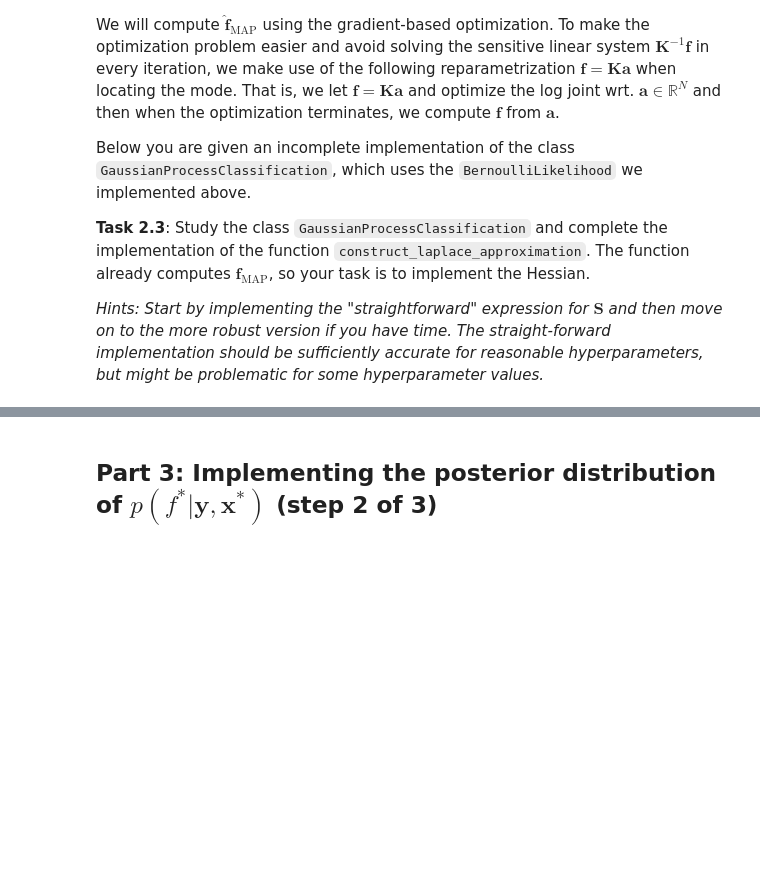
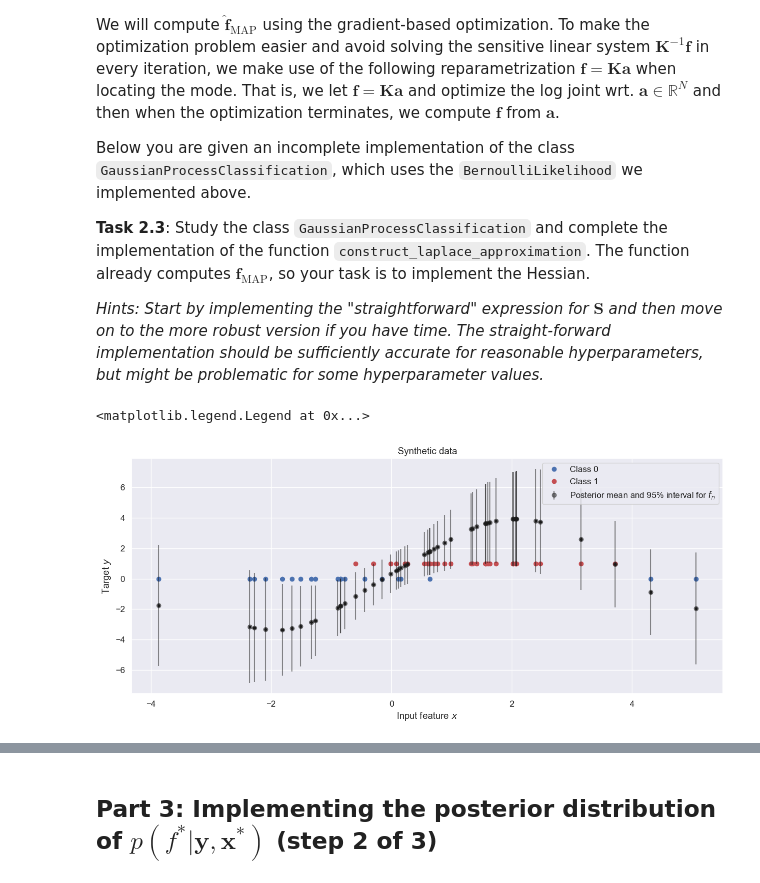
Before and after one commit to tzikos/Bayesian-ML-coursework, a Jupyter notebook: Week6/ex6_handout.ipynb, the cells around one changed output, grey strips where cells are left out. Saved outputs shown, nothing was run; the diff lists cells and outputs as text; code cells hidden in the pictures; blank space fills up the shorter version.

```diff
--- a/Week6/ex6_handout.ipynb
+++ b/Week6/ex6_handout.ipynb
@@ -206,6 +234,7 @@ class BernoulliLikelihood(object):
         ##############################################
         # Your solution goes here
         ##############################################
+        ll = jnp.sum(self.y * jnp.log(sigmoid(f)) + (1 - self.y) * jnp.log(1 - sigmoid(f)))
         ##############################################
         # End of solution
         ##############################################
@@ -227,6 +256,7 @@ class BernoulliLikelihood(object):
         ##############################################
         # Your solution goes here
         ##############################################
+        g = self.y - sigmoid(f)
         ##############################################
         # End of solution
         ##############################################
@@ -247,6 +277,7 @@ class BernoulliLikelihood(object):
         ##############################################
         # Your solution goes here
         ##############################################
+        Lambda = -jnp.diag(sigmoid(f) * (1 - sigmoid(f)))
         ##############################################
         # End of solution
         ##############################################
@@ -358,7 +389,9 @@ class GaussianProcessClassification(object):
         self.m = self.compute_f_MAP()
 
         # Compute Hessian
-        self.S = <insert code here>
+        Lambda = - self.likelihood.hessian(self.m)
+        Beta = jnp.eye(self.N) + jnp.sqrt(Lambda)@self.K@jnp.sqrt(Lambda)
+        self.S = self.K - self.K@jnp.sqrt(Lambda)@jnp.linalg.inv(Beta)@jnp.sqrt(Lambda)@self.K
 
     def predict_f(self, Xstar):
         """ returns the posterior distribution of f^* evaluated at each of the points in x^* conditioned on (X, y)
@@ -373,6 +406,10 @@ class GaussianProcessClassification(object):
         ##############################################
         # Your solution goes here
         ##############################################
+        K_star = self.kernel.construct_kernel(self.X, Xstar, self.hyperparameters)
+        K_star_star = self.kernel.construct_kernel(Xstar, Xstar, self.hyperparameters, self.jitter)
+        mu = K_star.T @ self.a
+        Sigma = K_star_star - K_star.T @ jnp.linalg.solve(self.K + self.S, K_star)
         ##############################################
         # End of solution
         ##############################################
@@ -395,6 +432,9 @@ class GaussianProcessClassification(object):
         ##############################################
         # Your solution goes here
         ##############################################
+        # p = Probit approximation to the posterior predictive distribution p(y^*|y, x^*) = Probit(mu_f*/sqrt(8/pi+Sigma_f*^2))
+        mu_f_star, Sigma_f_star = self.predict_f(Xstar)
+        p = probit(mu_f_star / jnp.sqrt(1 + (jnp.pi/8) * jnp.diag(Sigma_f_star)))
         ##############################################
         # End of solution
         ##############################################
@@ -403,33 +443,36 @@ class GaussianProcessClassification(object):
         assert (p.shape == (len(Xstar),)), f"Expected shape for p is ({len(Xstar)}), but the actual shape was {p.shape}. Please check implementation"
         return p
 
     def posterior_samples(self, Xstar, num_samples):
         """
             generate samples from the posterior p(f^*|y, x^*) for each of the inputs in Xstar
 
             Arguments:
                 Xstar            -- PxD prediction points
 
             returns:
                 f_samples        -- numpy array of (P, num_samples) containing num_samples for each of the P inputs in Xstar
         """
         mu, Sigma = self.predict_f(Xstar)
         f_samples = generate_samples(mu.ravel(), Sigma, num_samples)
 
         assert (f_samples.shape == (len(Xstar), num_samples)), f"The shape of the posterior mu seems wrong. Expected ({len(Xstar)}, {num_samples}), but actual shape was {f_samples.shape}. Please check implementation"
         return f_samples
 
 # prep kernel, likelihood and Gaussian process
 hyper = Hyperparameters(kappa=3.0, lengthscale=1.0)
 kernel = StationaryIsotropicKernel(squared_exponential)
 likelihood = BernoulliLikelihood
 gpc = GaussianProcessClassification(X, y, likelihood, kernel, hyper)
 
 # plot data and visualize posterior
 fig, ax = plt.subplots(1, 1, figsize=(15, 6))
 plot_data(ax, X, y)
 ax.plot(X, gpc.m, 'k.')
 ax.errorbar(X, gpc.m, yerr=1.96*jnp.sqrt(jnp.diag(gpc.S)), fmt='ko', label='Posterior mean and 95% interval for $f_n$', alpha=0.5)
-ax.legend();
+ax.legend()
+# %% [output]
+<matplotlib.legend.Legend at 0x...>
+[figure, added]
 # %% [markdown]
 If your implementation is correct, the code above visualizes the Laplace approximation superimposed on the data.
```
Also changed, not shown: parts of 23 cells of this notebook, 1 other file.
